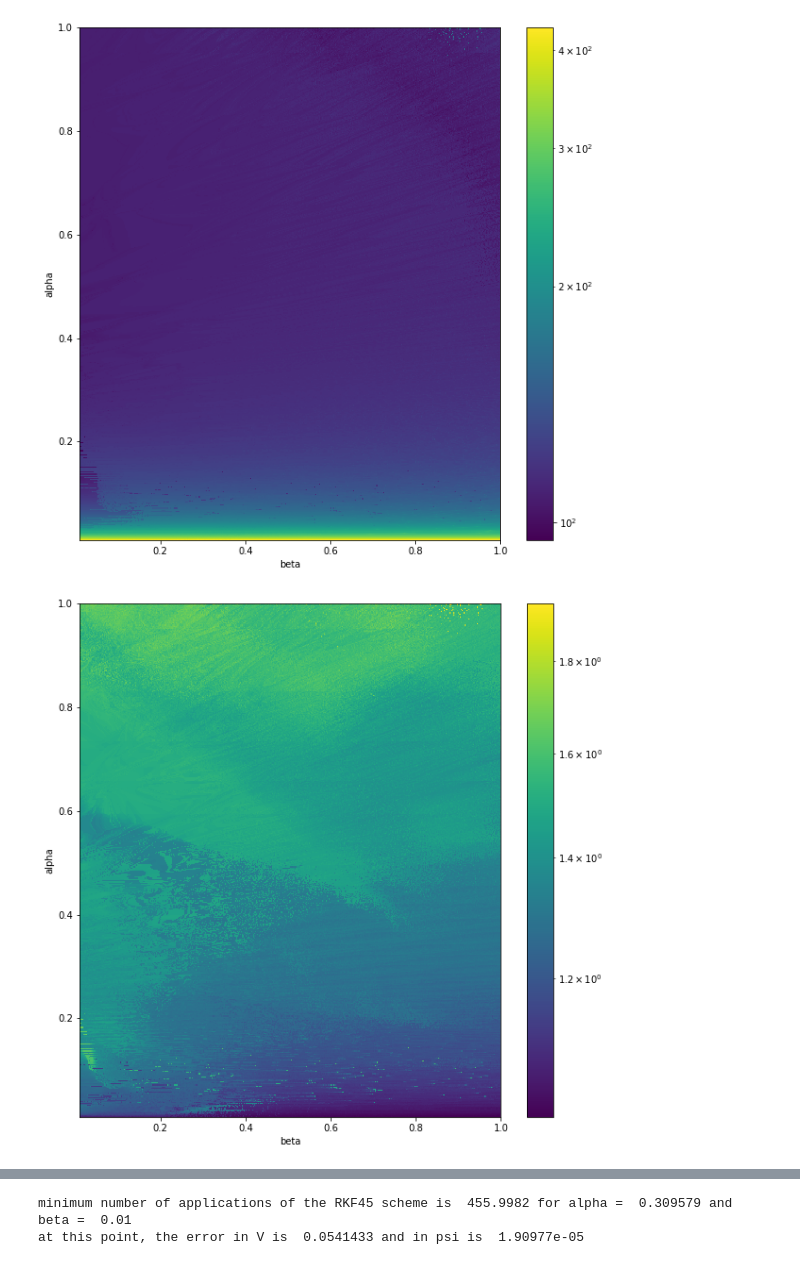
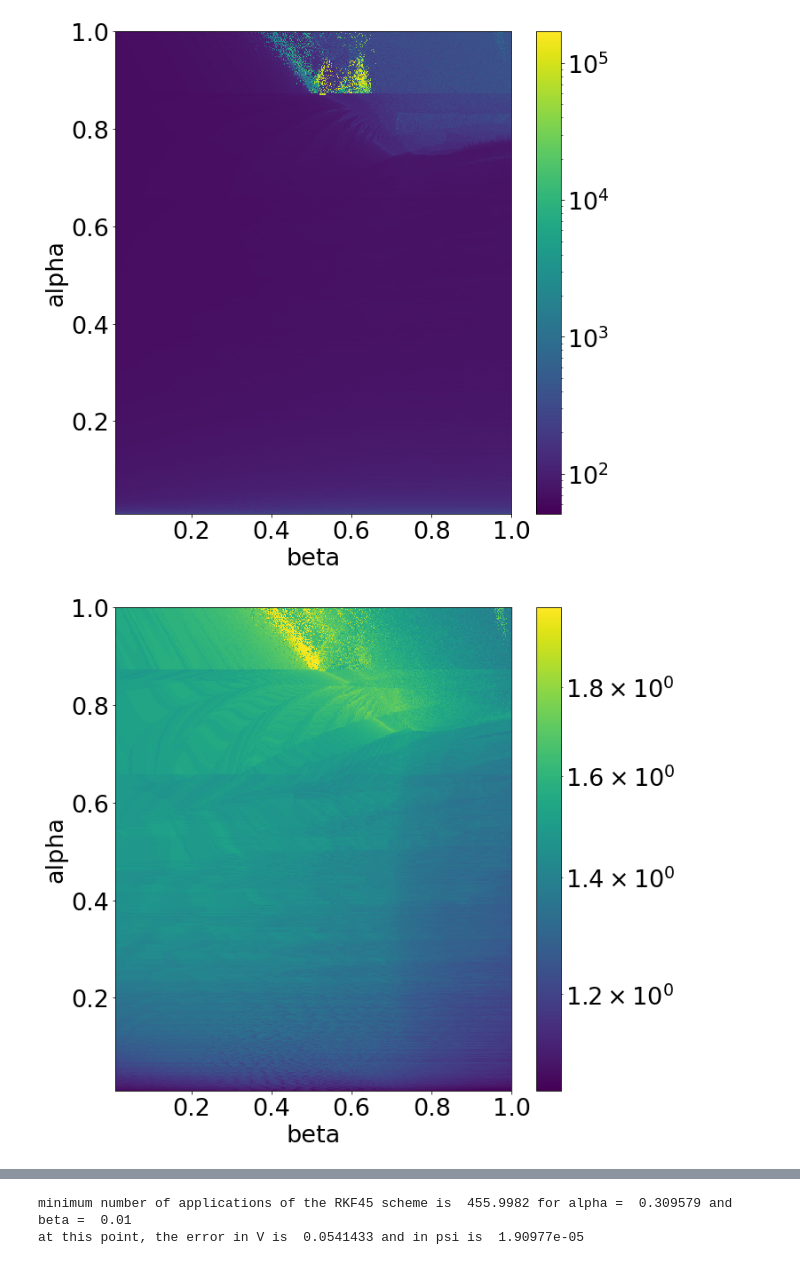
Before and after one commit to le-raffael/AdaptiveTimeSteppingSEAS, a Jupyter notebook: rate_and_state/scriptsResults/analysisParametersPIController.ipynb, the cells around one changed output, grey strips where cells are left out. Cells and saved outputs as stored; diff of their text form; code cells hidden in the pictures.

```diff
--- a/rate_and_state/scriptsResults/analysisParametersPIController.ipynb
+++ b/rate_and_state/scriptsResults/analysisParametersPIController.ipynb
@@ -15,7 +15,7 @@ numIter_array = []
 
 first_iteration = 1
 
-with open('params_RKF45.csv', newline='') as csvfile:
+with open('../results/params_BDF23.csv', newline='') as csvfile:
     reader = csv.DictReader(csvfile)
     for row in reader:
 
@@ -63,6 +63,7 @@ NI = np.asarray(numIter_array, dtype=np.float32)
 Z = psi
 
 smooth_fig = plt.figure(figsize=(10.00,10.00))
+plt.rcParams.update({'font.size': 27})
 
 n_y = alpha.shape[0]
 n_x = beta.shape[0]
@@ -78,7 +79,7 @@ plt.colorbar()
 
 plt.ylabel("alpha")
 plt.xlabel("beta")
-plt.savefig('analysis_RKF45_psi.png', format='png',dpi=300)
+plt.savefig('../results/analysis_BDF23_psi.png', format='png',dpi=300)
 
 
 plt.show()
@@ -88,6 +89,7 @@ plt.show()
 Z = V
 
 smooth_fig = plt.figure(figsize=(10.00,10.00))
+plt.rcParams.update({'font.size': 27})
 
 n_y = alpha.shape[0]
 n_x = beta.shape[0]
@@ -104,7 +106,7 @@ plt.colorbar()
 
 plt.ylabel("alpha")
 plt.xlabel("beta")
-plt.savefig('analysis_RKF45_V.png', format='png',dpi=300)
+plt.savefig('../results/analysis_BDF23_V.png', format='png',dpi=300)
 
 
 plt.show()
@@ -114,6 +116,7 @@ plt.show()
 Z = TS
 
 smooth_fig = plt.figure(figsize=(10.00,10.00))
+plt.rcParams.update({'font.size': 27})
 
 n_y = alpha.shape[0]
 n_x = beta.shape[0]-1
@@ -130,37 +133,38 @@ plt.colorbar()
 
 plt.ylabel("alpha")
 plt.xlabel("beta")
-plt.savefig('analysis_RKF45_TS.png', format='png',dpi=300)
+plt.savefig('../results/analysis_BDF23_TS.png', format='png',dpi=300)
 
 
 plt.show()
 # %% [output]
-[figure, old version]
+[figure, new version]
 # %%
 Z = NI
 
 smooth_fig = plt.figure(figsize=(10.00,10.00))
+plt.rcParams.update({'font.size': 27})
 
 n_y = alpha.shape[0]
 n_x = beta.shape[0]
 
 X, Y = np.meshgrid(beta, alpha)
 
 #plt.pcolor(X, Y, Z)
 plt.pcolor(X, Y, Z,norm=colors.LogNorm(vmin=Z.min(), vmax=Z.max()))
 
 plt.colorbar()
 
 #plt.title("average number of required iterations to find the next timestep")
 
 plt.ylabel("alpha")
 plt.xlabel("beta")
-plt.savefig('analysis_RKF45_NI.png', format='png',dpi=300)
+plt.savefig('../results/analysis_BDF23_NI.png', format='png',dpi=300)
 
 
 plt.show()
 # %% [output]
-[figure, old version]
+[figure, new version]
 # %%
 Z = NI * TS
 
```
Also changed, not shown: parts of 3 cells of this notebook, 6 other files.
